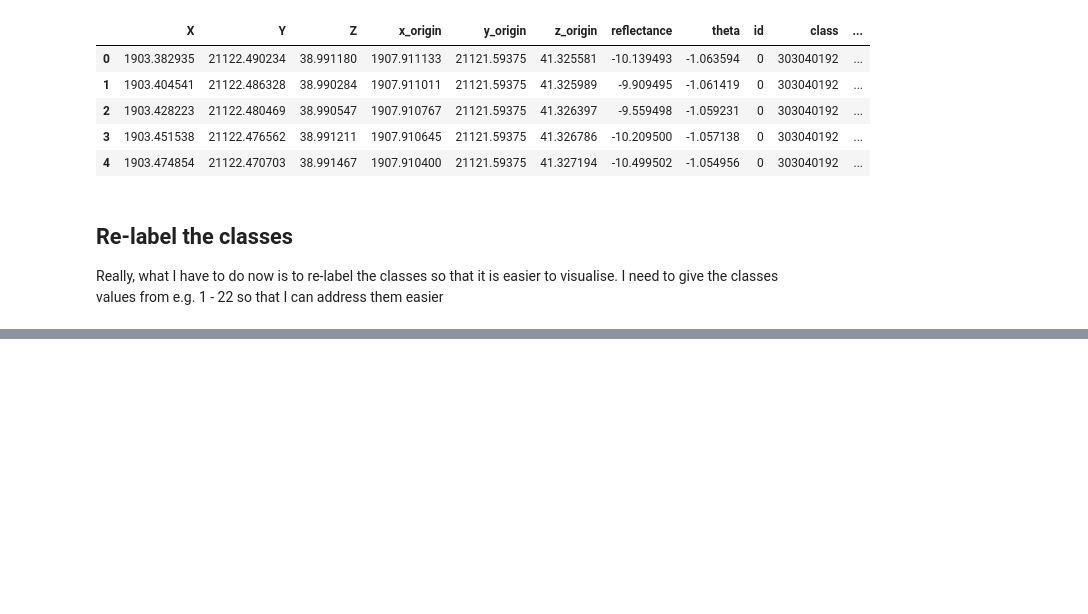
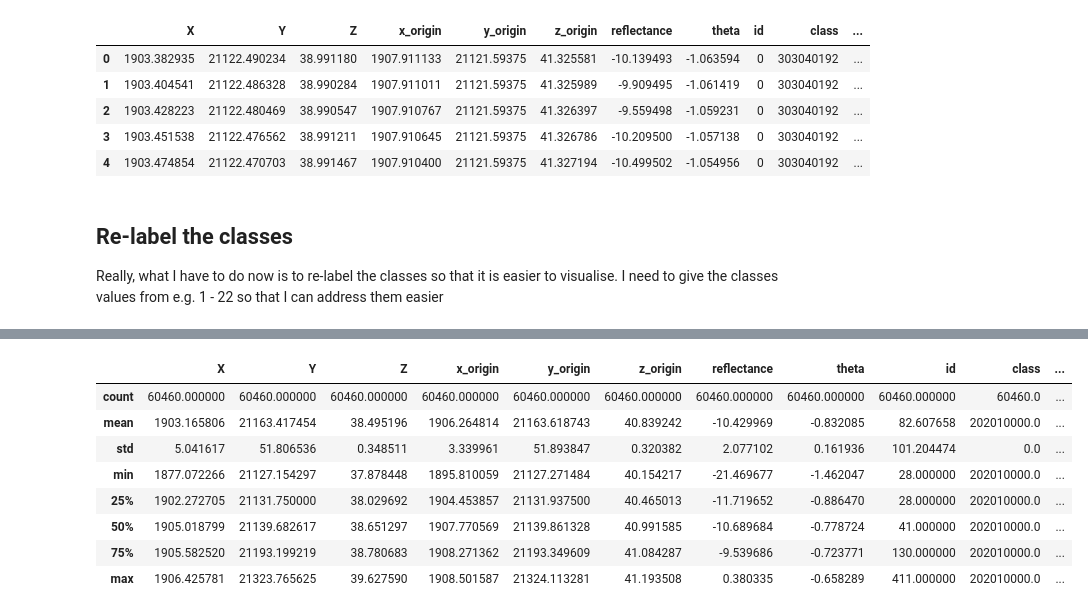
Before and after one commit to NoemiRoecklinger/dissertation, a Jupyter notebook: 2_analyseClasses.ipynb, the cells around one changed output, grey strips where cells are left out. Saved outputs shown, nothing was run; the diff lists cells and outputs as text; code cells hidden in the pictures; blank space fills up the shorter version.

```diff
--- a/2_analyseClasses.ipynb
+++ b/2_analyseClasses.ipynb
@@ -182,0 +331,12 @@ Really, what I have to do now is to re-label the classes so that it is easier to
+# %%
+df[df['class_category']== "other_ground"].describe()
+# %% [output]
+|  | X | Y | Z | x_origin | y_origin | z_origin | reflectance | theta | id | class | ... |
+| count | 60460.000000 | 60460.000000 | 60460.000000 | 60460.000000 | 60460.000000 | 60460.000000 | 60460.000000 | 60460.000000 | 60460.000000 | 60460.0 | ... |
+| mean | 1903.165806 | 21163.417454 | 38.495196 | 1906.264814 | 21163.618743 | 40.839242 | -10.429969 | -0.832085 | 82.607658 | 202010000.0 | ... |
+| std | 5.041617 | 51.806536 | 0.348511 | 3.339961 | 51.893847 | 0.320382 | 2.077102 | 0.161936 | 101.204474 | 0.0 | ... |
+| min | 1877.072266 | 21127.154297 | 37.878448 | 1895.810059 | 21127.271484 | 40.154217 | -21.469677 | -1.462047 | 28.000000 | 202010000.0 | ... |
+| 25% | 1902.272705 | 21131.750000 | 38.029692 | 1904.453857 | 21131.937500 | 40.465013 | -11.719652 | -0.886470 | 28.000000 | 202010000.0 | ... |
+| 50% | 1905.018799 | 21139.682617 | 38.651297 | 1907.770569 | 21139.861328 | 40.991585 | -10.689684 | -0.778724 | 41.000000 | 202010000.0 | ... |
+| 75% | 1905.582520 | 21193.199219 | 38.780683 | 1908.271362 | 21193.349609 | 41.084287 | -9.539686 | -0.723771 | 130.000000 | 202010000.0 | ... |
+| max | 1906.425781 | 21323.765625 | 39.627590 | 1908.501587 | 21324.113281 | 41.193508 | 0.380335 | -0.658289 | 411.000000 | 202010000.0 | ... |
```
Also changed, not shown: parts of 22 cells of this notebook, 3 other files.
